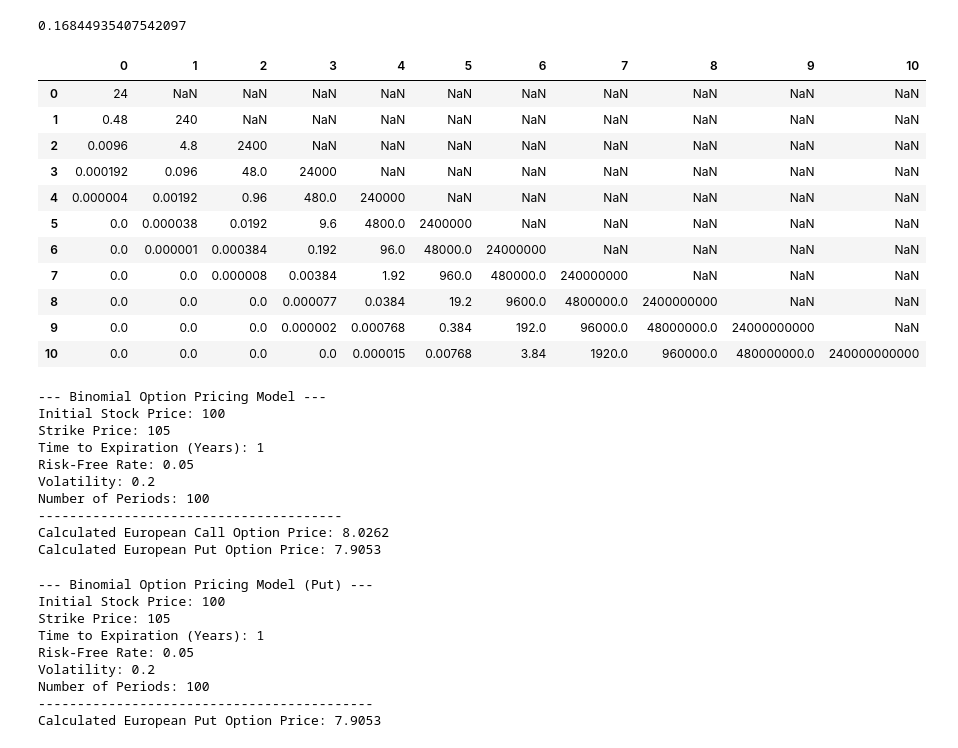
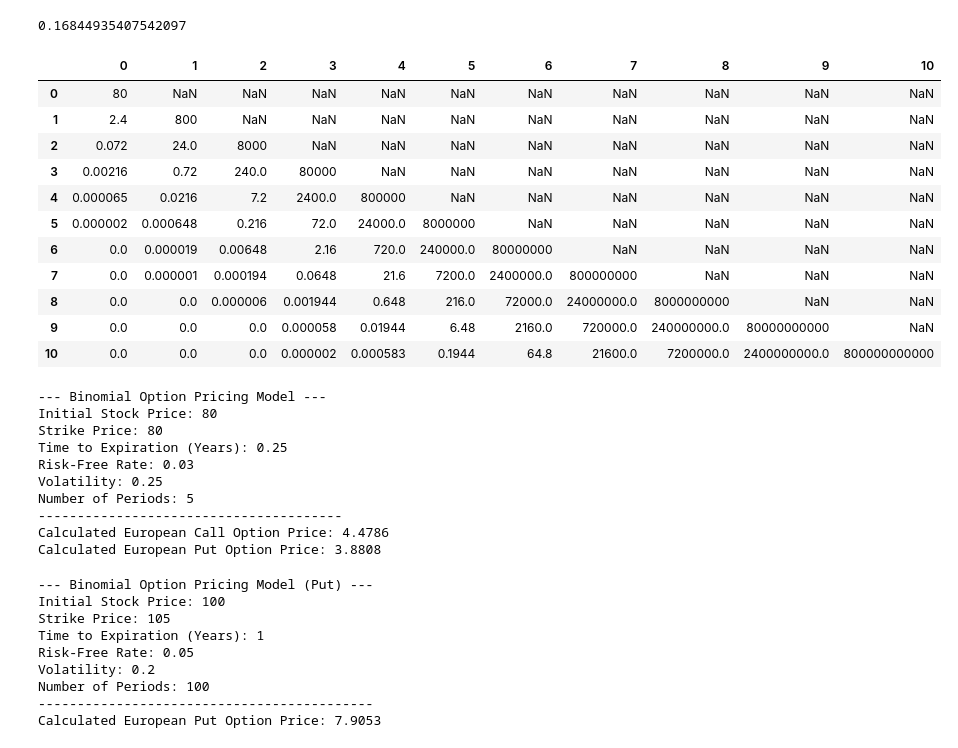
Before and after one commit to CH-chuan/FSAN841-Calculator, a Jupyter notebook: 3option.ipynb, the cells around one changed output. Saved outputs shown, nothing was run; the diff lists cells and outputs as text; code cells hidden in the pictures.

```diff
--- a/3option.ipynb
+++ b/3option.ipynb
@@ -240,43 +239,41 @@ import pandas as pd
 # %%
 import pandas as pd
 def binomial_pricing(S_0, u, d, t_max=10):
     """
     S_0: spot price of the underlying asset
     u: number of up movement
     d: number of down movement
     t: time to maturity
     """
     # build a table to store the price of the underlying asset
     # with j as the number of times of up movement, t_max - j as the number of times of down movement
     df = pd.DataFrame(index=range(t_max+1), columns=range(t_max+1))
     df.iloc[0, 0] = S_0
     for j in range(1, t_max+1):
         df.iloc[j, 0] = df.iloc[j-1, 0] * u
         for i in range(1, j+1):
             df.iloc[j, i] = df.iloc[j-1, i-1] * d
     return df
-S_0 = 24
-x = 0.02
+S_0 = 80
+x = 0.03
 t_max = 10
 # row is the time period, 0, 1, 2, 3, 4, 5, 6, 7, 8, 9, 10
 # column is the number of down movement, 0, 1, 2, 3, 4, 5, 6, 7, 8, 9, 10
 binomial_pricing(S_0, x, t_max)
 # %% [output]
 |  | 0 | 1 | 2 | 3 | 4 | 5 | 6 | 7 | 8 | 9 | 10 |
-| 0 | 24 | NaN | NaN | NaN | NaN | NaN | NaN | NaN | NaN | NaN | NaN |
-| 1 | 0.48 | 240 | NaN | NaN | NaN | NaN | NaN | NaN | NaN | NaN | NaN |
-| 2 | 0.0096 | 4.8 | 2400 | NaN | NaN | NaN | NaN | NaN | NaN | NaN | NaN |
-| 3 | 0.000192 | 0.096 | 48.0 | 24000 | NaN | NaN | NaN | NaN | NaN | NaN | NaN |
-| 4 | 0.000004 | 0.00192 | 0.96 | 480.0 | 240000 | NaN | NaN | NaN | NaN | NaN | NaN |
-| 5 | 0.0 | 0.000038 | 0.0192 | 9.6 | 4800.0 | 2400000 | NaN | NaN | NaN | NaN | NaN |
-| 6 | 0.0 | 0.000001 | 0.000384 | 0.192 | 96.0 | 48000.0 | 24000000 | NaN | NaN | NaN | NaN |
-| 7 | 0.0 | 0.0 | 0.000008 | 0.00384 | 1.92 | 960.0 | 480000.0 | 240000000 | NaN | NaN | NaN |
-| 8 | 0.0 | 0.0 | 0.0 | 0.000077 | 0.0384 | 19.2 | 9600.0 | 4800000.0 | 2400000000 | NaN | NaN |
-| 9 | 0.0 | 0.0 | 0.0 | 0.000002 | 0.000768 | 0.384 | 192.0 | 96000.0 | 48000000.0 | 24000000000 | NaN |
-| 10 | 0.0 | 0.0 | 0.0 | 0.0 | 0.000015 | 0.00768 | 3.84 | 1920.0 | 960000.0 | 480000000.0 | 240000000000 |
+| 0 | 80 | NaN | NaN | NaN | NaN | NaN | NaN | NaN | NaN | NaN | NaN |
+| 1 | 2.4 | 800 | NaN | NaN | NaN | NaN | NaN | NaN | NaN | NaN | NaN |
+| 2 | 0.072 | 24.0 | 8000 | NaN | NaN | NaN | NaN | NaN | NaN | NaN | NaN |
+| 3 | 0.00216 | 0.72 | 240.0 | 80000 | NaN | NaN | NaN | NaN | NaN | NaN | NaN |
+| 4 | 0.000065 | 0.0216 | 7.2 | 2400.0 | 800000 | NaN | NaN | NaN | NaN | NaN | NaN |
+| 5 | 0.000002 | 0.000648 | 0.216 | 72.0 | 24000.0 | 8000000 | NaN | NaN | NaN | NaN | NaN |
+| 6 | 0.0 | 0.000019 | 0.00648 | 2.16 | 720.0 | 240000.0 | 80000000 | NaN | NaN | NaN | NaN |
+| 7 | 0.0 | 0.000001 | 0.000194 | 0.0648 | 21.6 | 7200.0 | 2400000.0 | 800000000 | NaN | NaN | NaN |
+| 8 | 0.0 | 0.0 | 0.000006 | 0.001944 | 0.648 | 216.0 | 72000.0 | 24000000.0 | 8000000000 | NaN | NaN |
+| 9 | 0.0 | 0.0 | 0.0 | 0.000058 | 0.01944 | 6.48 | 2160.0 | 720000.0 | 240000000.0 | 80000000000 | NaN |
+| 10 | 0.0 | 0.0 | 0.0 | 0.000002 | 0.000583 | 0.1944 | 64.8 | 21600.0 | 7200000.0 | 2400000000.0 | 800000000000 |
 # %%
-
-
 def european_call_binomial_pricer(S0, K, T, r, sigma, n):
     """
     Calculates the price of a European call option using an n-period binomial model.
@@ -346,12 +343,12 @@ def european_call_binomial_pricer(S0, K, T, r, sigma, n):
 
 # --- Example Usage ---
 # --- Input Parameters ---
-initial_price = 100     # S0: Current price of the underlying asset
-strike_price = 105      # K: The price at which the option can be exercised
-time_to_expiry = 1      # T: Time until the option expires (in years)
-risk_free_rate = 0.05   # r: Risk-free interest rate (e.g., 5%)
-volatility = 0.2        # sigma: Annualized volatility of the stock (e.g., 20%)
-num_periods = 100       # n: Number of steps in the binomial tree
+initial_price = 80     # S0: Current price of the underlying asset
+strike_price = 80      # K: The price at which the option can be exercised, i.e. the strike price
+time_to_expiry = 3/12      # T: Time until the option expires (in years)
+risk_free_rate = 0.03   # r: Risk-free interest rate (e.g., 5%)
+volatility = 0.25        # sigma: Annualized volatility of the stock (e.g., 20%)
+num_periods = 5       # n: Number of steps in the binomial tree
 
 # --- Calculate and Print the Option Price ---
 call_option_price = european_call_binomial_pricer(
@@ -378,15 +375,15 @@ put_price = cal_put_price_from_call(S = initial_price, C = call_option_price, K
 print(f"Calculated European Put Option Price: {put_price:.4f}")
 # %% [output]
 --- Binomial Option Pricing Model ---
-Initial Stock Price: 100
-Strike Price: 105
-Time to Expiration (Years): 1
-Risk-Free Rate: 0.05
-Volatility: 0.2
-Number of Periods: 100
+Initial Stock Price: 80
+Strike Price: 80
+Time to Expiration (Years): 0.25
+Risk-Free Rate: 0.03
+Volatility: 0.25
+Number of Periods: 5
 ---------------------------------------
-Calculated European Call Option Price: 8.0262
-Calculated European Put Option Price: 7.9053
+Calculated European Call Option Price: 4.4786
+Calculated European Put Option Price: 3.8808
 # %%
 # Also, the put price can be calculated from beginning
 
```
Also changed, not shown: parts of 12 cells of this notebook, 1 other file.
